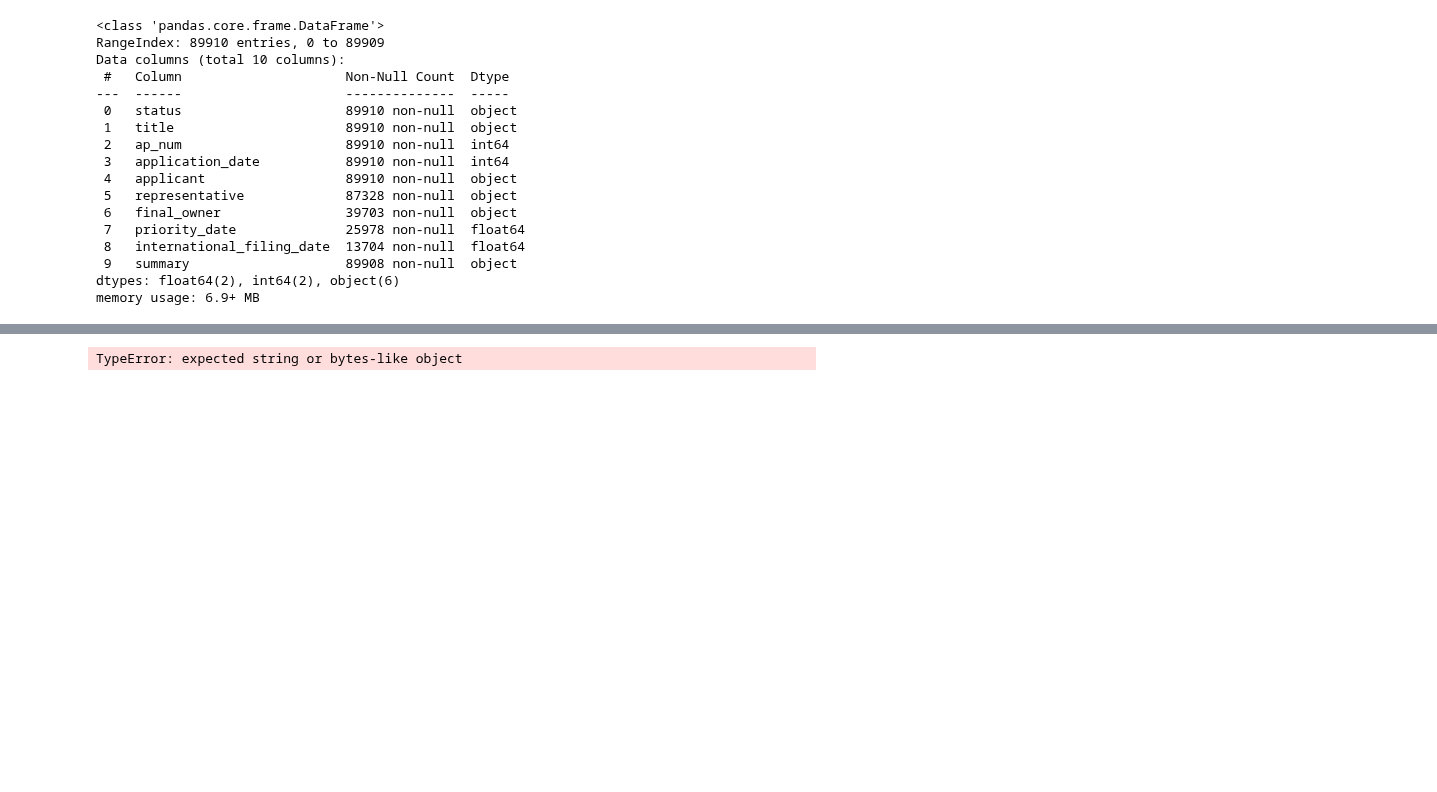
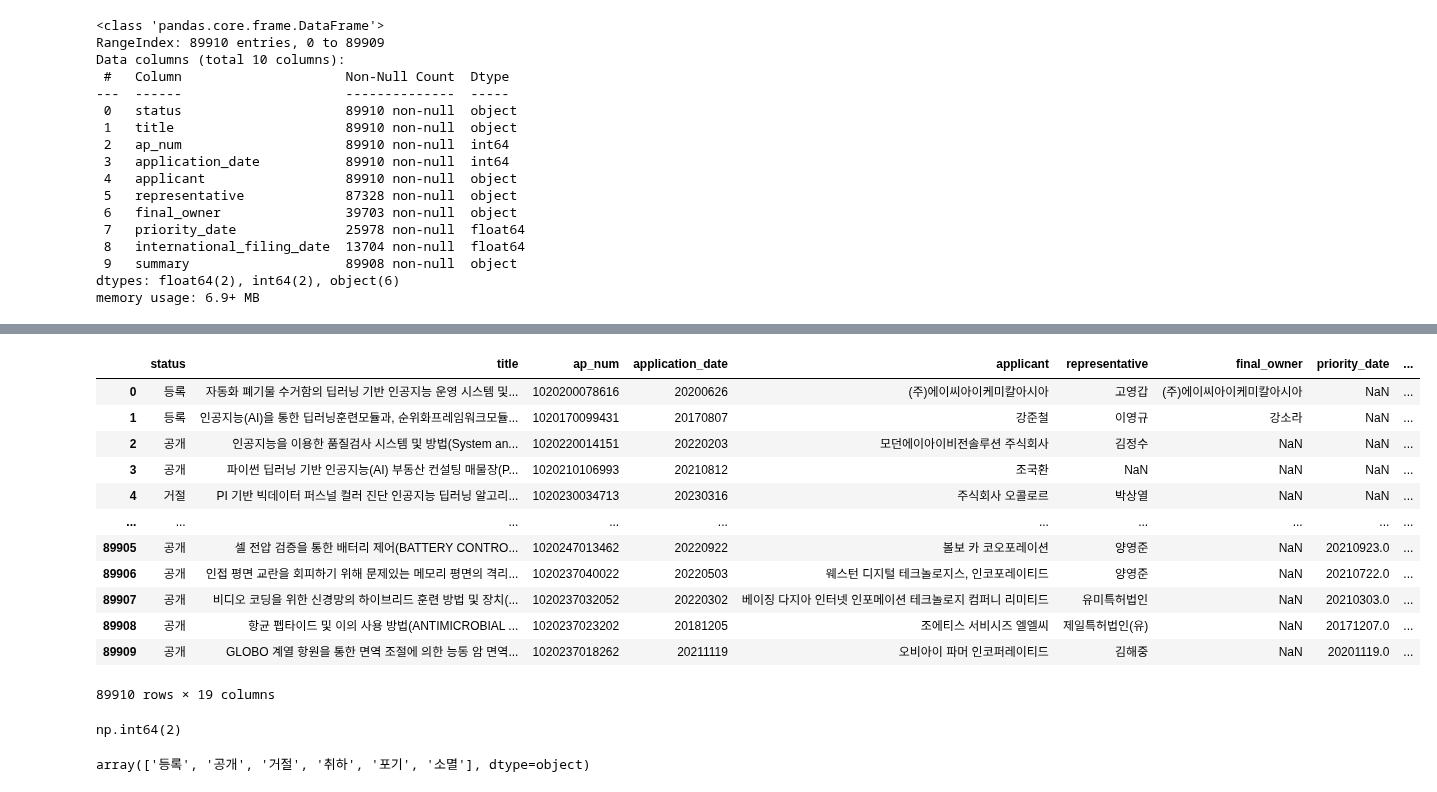
Before and after one commit to H-wooks/KITA_2024, a Jupyter notebook: M3_분석라이브러리/06_Crawling/project_kipris_post_v01.ipynb, the cells around one changed output, grey strips where cells are left out. Saved outputs shown, nothing was run; the diff lists cells and outputs as text; code cells hidden in the pictures; blank space fills up the shorter version.

```diff
--- a/M3_분석라이브러리/06_Crawling/project_kipris_post_v01.ipynb
+++ b/M3_분석라이브러리/06_Crawling/project_kipris_post_v01.ipynb
@@ -37,30 +105,57 @@ memory usage: 6.9+ MB
 # %%
 import re
 
 # 각 카테고리와 해당 정규표현식 패턴 정의
 categories = {
-    '제너럴': r'\b(추론|알고리즘|학습)\b',
-    '의료': r'\b(의료|헬스|치료|건강|유전자|병원|환자)\b',
-    '전자상거래': r'\b(상거래|상품|배송|판매|결제|공급망|판매망)\b',
+    '제너럴': r'\b(추론|알고리즘|학습|훈련방법|지도방법|학습방법|머신러닝|패턴인식)\b',
+    '의료': r'\b(의료|헬스|치료|건강|유전자|병원|환자|의료기기|의료정보|바이오의료)\b',
+    '전자상거래서비스': r'\b(상거래|상품|배송|판매|결제|공급망|판매망|서비스|전자상거래플랫폼|온라인쇼핑|디지털결제)\b',
     '자동차': r'\b(자동차|주행|자율주행|도로|차량|교통|보행자|차선|신호등)\b',
-    '금융': r'\b(금융|코인|알고리즘 트레이딩|투자|신용|금융사기|자산)\b',
-    '교육': r'\b(교육|학습 분석|교육 콘텐츠|강의|교육용|시험|성적|학생)\b',
-    '농업': r'\b(농업|스마트 농업|농작물 모니터링|농업 로봇|작물 예측|농약 사용 최적화|수확 자동화|스마트팜)\b',
-    '엔터테인먼트': r'\b(콘텐츠 생성|게임 AI|미디어 분석|사용자 인터페이스|가상 현실|음성 인식)\b',
-    '보안': r'\b(침입| 탐지|데이터 보호|위협 예측|인증 시스템|보안 분석|암호화)\b'
+    '금융': r'\b(금융|코인|트레이딩|투자|신용|금융사기|자산|블록체인|디지털자산)\b',
+    '교육': r'\b(교육|강의|교육용|시험|성적|학생|학습관리)\b',
+    '농업': r'\b(농업|스마트농업|농작물|작물|농약|수확|스마트팜)\b',
+    '엔터테인먼트': r'\b(콘텐츠생성|게임|미디어|사용자인터페이스|가상현실|음성인식|가상현실콘텐츠|엔터테인먼트)\b',
+    '보안': r'\b(보안|침입|탐지|데이터보호|위협예측|인증시스템|보안|암호화|안전기술)\b',
+    '자동화시스템': r'\b(자동화|로봇자동화|제어시스템|IoT|위협예측|인증시스템|보안|암호화|안전기술|로봇제어|스마트시스템)\b'
 }
 
+# # check_keywords 함수 정의
+# def check_keywords(text, pattern):
+#     return 1 if re.search(pattern, text, flags=re.IGNORECASE) else 0
 
-# check_keywords 함수 정의
+# 공백을 제거하고 비교하는 함수 정의
 def check_keywords(text, pattern):
+    # 문자열의 공백 제거
+    text = text.replace(" ", "")
     return 1 if re.search(pattern, text, flags=re.IGNORECASE) else 0
 
-# 각 카테고리에 대해 title과 summary에서 키워드를 찾아서 1 또는 0으로 표시
+
+# 결측치 처리 후 각 카테고리에 대해 title이나 summary에서 키워드를 찾아서 하나의 컬럼에 표시
 for category, pattern in categories.items():
-    df[category] = 0  # 초기값 0으로 설정
-    df[category] = df['title'].apply(lambda x: check_keywords(x, pattern))
-    df[category] = df['summary'].apply(lambda x: check_keywords(x, pattern))
+    df[category] = df.apply(lambda row: check_keywords((row['title'] if isinstance(row['title'], str) else '') or (row['summary'] if isinstance(row['summary'], str) else ''), pattern), axis=1)
+
 
 df
 # %% [output]
+|  | status | title | ap_num | application_date | applicant | representative | final_owner | priority_date | ... |
+| 0 | 등록 | 자동화 폐기물 수거함의 딥러닝 기반 인공지능 운영 시스템 및... | 1020200078616 | 20200626 | (주)에이씨아이케미칼아시아 | 고영갑 | (주)에이씨아이케미칼아시아 | NaN | ... |
+| 1 | 등록 | 인공지능(AI)을 통한 딥러닝훈련모듈과, 순위화프레임워크모듈... | 1020170099431 | 20170807 | 강준철 | 이영규 | 강소라 | NaN | ... |
+| 2 | 공개 | 인공지능을 이용한 품질검사 시스템 및 방법(System an... | 1020220014151 | 20220203 | 모던에이아이비전솔루션 주식회사 | 김정수 | NaN | NaN | ... |
+| 3 | 공개 | 파이썬 딥러닝 기반 인공지능(AI) 부동산 컨설팅 매물장(P... | 1020210106993 | 20210812 | 조국환 | NaN | NaN | NaN | ... |
+| 4 | 거절 | PI 기반 빅데이터 퍼스널 컬러 진단 인공지능 딥러닝 알고리... | 1020230034713 | 20230316 | 주식회사 오콜로르 | 박상열 | NaN | NaN | ... |
+| ... | ... | ... | ... | ... | ... | ... | ... | ... | ... |
+| 89905 | 공개 | 셀 전압 검증을 통한 배터리 제어(BATTERY CONTRO... | 1020247013462 | 20220922 | 볼보 카 코오포레이션 | 양영준 | NaN | 20210923.0 | ... |
+| 89906 | 공개 | 인접 평면 교란을 회피하기 위해 문제있는 메모리 평면의 격리... | 1020237040022 | 20220503 | 웨스턴 디지털 테크놀로지스, 인코포레이티드 | 양영준 | NaN | 20210722.0 | ... |
+| 89907 | 공개 | 비디오 코딩을 위한 신경망의 하이브리드 훈련 방법 및 장치(... | 1020237032052 | 20220302 | 베이징 다지아 인터넷 인포메이션 테크놀로지 컴퍼니 리미티드 | 유미특허법인 | NaN | 20210303.0 | ... |
+| 89908 | 공개 | 항균 펩타이드 및 이의 사용 방법(ANTIMICROBIAL ... | 1020237023202 | 20181205 | 조에티스 서비시즈 엘엘씨 | 제일특허법인(유) | NaN | 20171207.0 | ... |
+| 89909 | 공개 | GLOBO 계열 항원을 통한 면역 조절에 의한 능동 암 면역... | 1020237018262 | 20211119 | 오비아이 파머 인코퍼레이티드 | 김해중 | NaN | 20201119.0 | ... |
-TypeError: expected string or bytes-like object
+89910 rows × 19 columns
+# %%
+df['title'].isnull().sum()
+df['summary'].isnull().sum()
+# %% [output]
+np.int64(2)
+# %%
+df['status'].unique()
+# %% [output]
+array(['등록', '공개', '거절', '취하', '포기', '소멸'], dtype=object)
```
Also changed, not shown: parts of 6 cells of this notebook.
